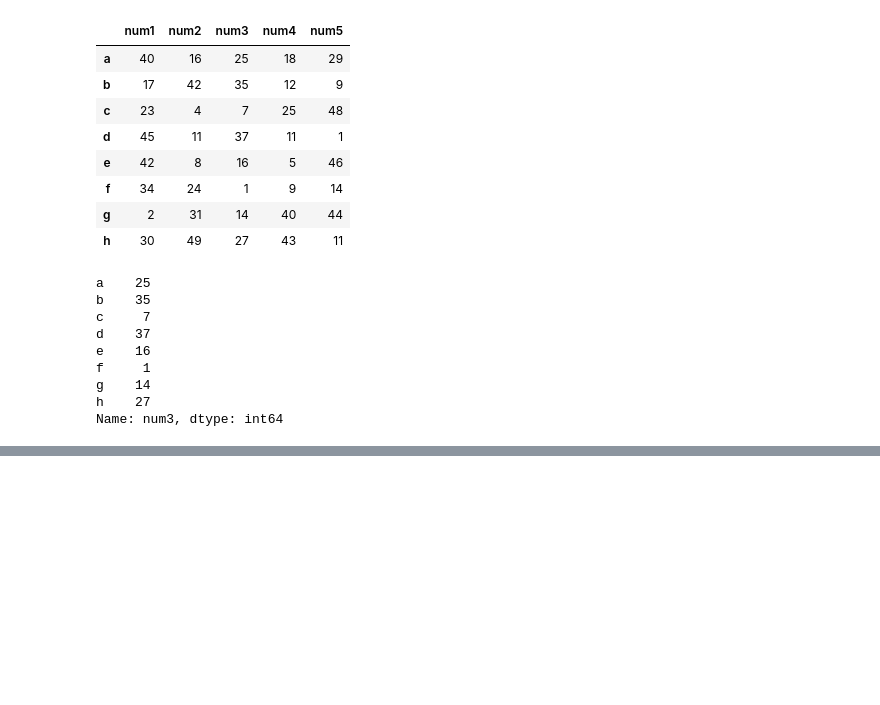
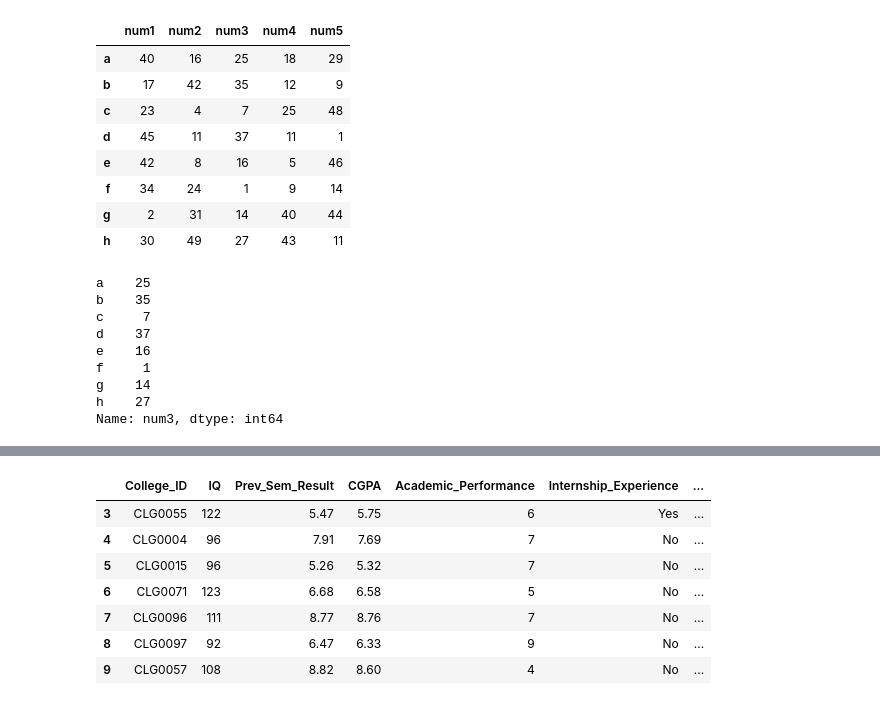
Before and after one commit to shsaniya04/Python-And-Petroleum-Data-Analytics, a Jupyter notebook: 08_Range_Random_Num_LOC_ILOC.ipynb, the cells around one changed output, grey strips where cells are left out. Cells and saved outputs as stored; diff of their text form; code cells hidden in the pictures; blank space fills up the shorter version.

```diff
--- a/08_Range_Random_Num_LOC_ILOC.ipynb
+++ b/08_Range_Random_Num_LOC_ILOC.ipynb
@@ -115,0 +146,11 @@ Name: num3, dtype: int64
+# %%
+df.iloc[3:10]
+# %% [output]
+|  | College_ID | IQ | Prev_Sem_Result | CGPA | Academic_Performance | Internship_Experience | ... |
+| 3 | CLG0055 | 122 | 5.47 | 5.75 | 6 | Yes | ... |
+| 4 | CLG0004 | 96 | 7.91 | 7.69 | 7 | No | ... |
+| 5 | CLG0015 | 96 | 5.26 | 5.32 | 7 | No | ... |
+| 6 | CLG0071 | 123 | 6.68 | 6.58 | 5 | No | ... |
+| 7 | CLG0096 | 111 | 8.77 | 8.76 | 7 | No | ... |
+| 8 | CLG0097 | 92 | 6.47 | 6.33 | 9 | No | ... |
+| 9 | CLG0057 | 108 | 8.82 | 8.60 | 4 | No | ... |
```
Also changed, not shown: parts of 11 cells of this notebook.
